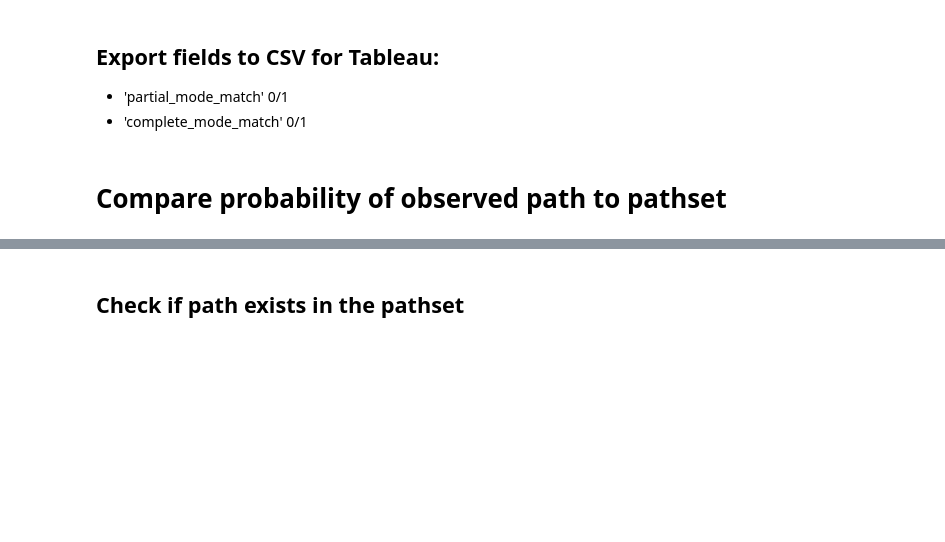
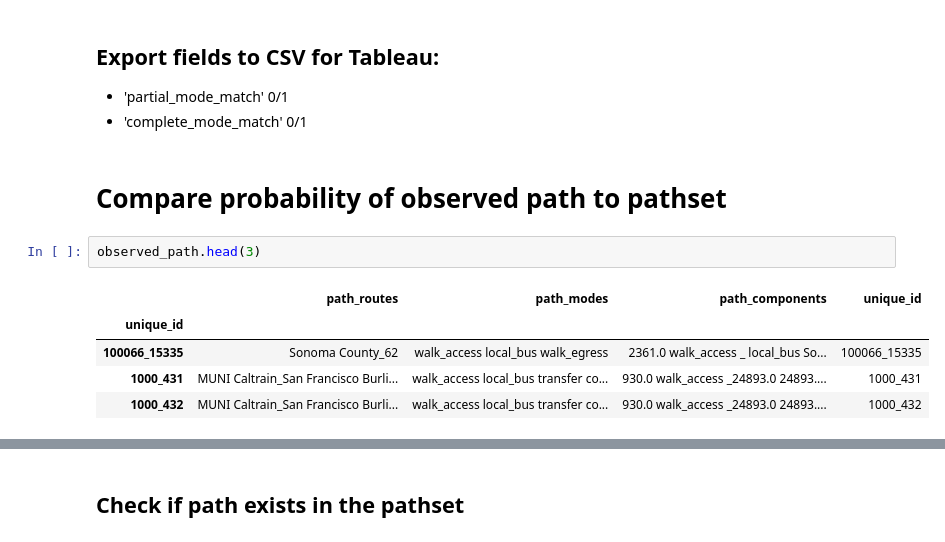
Before and after one commit to sfcta/fast-trips-validation, a Jupyter notebook: notebooks/prepare_fasttrips.ipynb, the cells around one changed output, grey strips where cells are left out. Cells and saved outputs as stored; diff of their text form; blank space fills up the shorter version.

```diff
--- a/notebooks/prepare_fasttrips.ipynb
+++ b/notebooks/prepare_fasttrips.ipynb
@@ -276,3 +329,11 @@ df['partial_transit_mode_match'].mean()
 - 'complete_mode_match' 0/1
 # %% [markdown]
 # Compare probability of observed path to pathset
+# %%
+observed_path.head(3)
+# %% [output]
+|  | path_routes | path_modes | path_components | unique_id |
+| unique_id |  |  |  |  |
+| 100066_15335 | Sonoma County_62 | walk_access local_bus walk_egress | 2361.0 walk_access _ local_bus So... | 100066_15335 |
+| 1000_431 | MUNI Caltrain_San Francisco Burli... | walk_access local_bus transfer co... | 930.0 walk_access _24893.0 24893.... | 1000_431 |
+| 1000_432 | MUNI Caltrain_San Francisco Burli... | walk_access local_bus transfer co... | 930.0 walk_access _24893.0 24893.... | 1000_432 |
```
Also changed, not shown: parts of 45 cells of this notebook.
